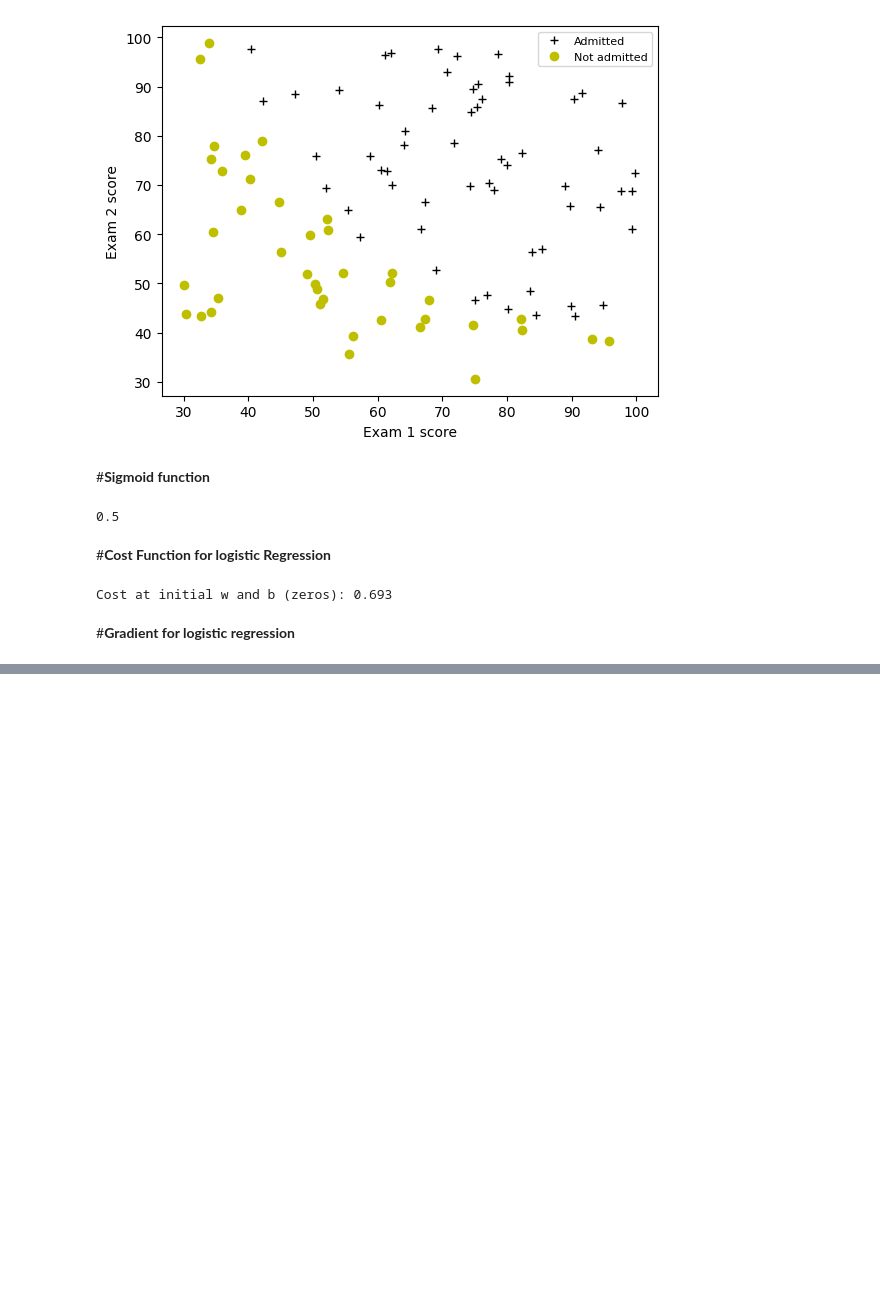
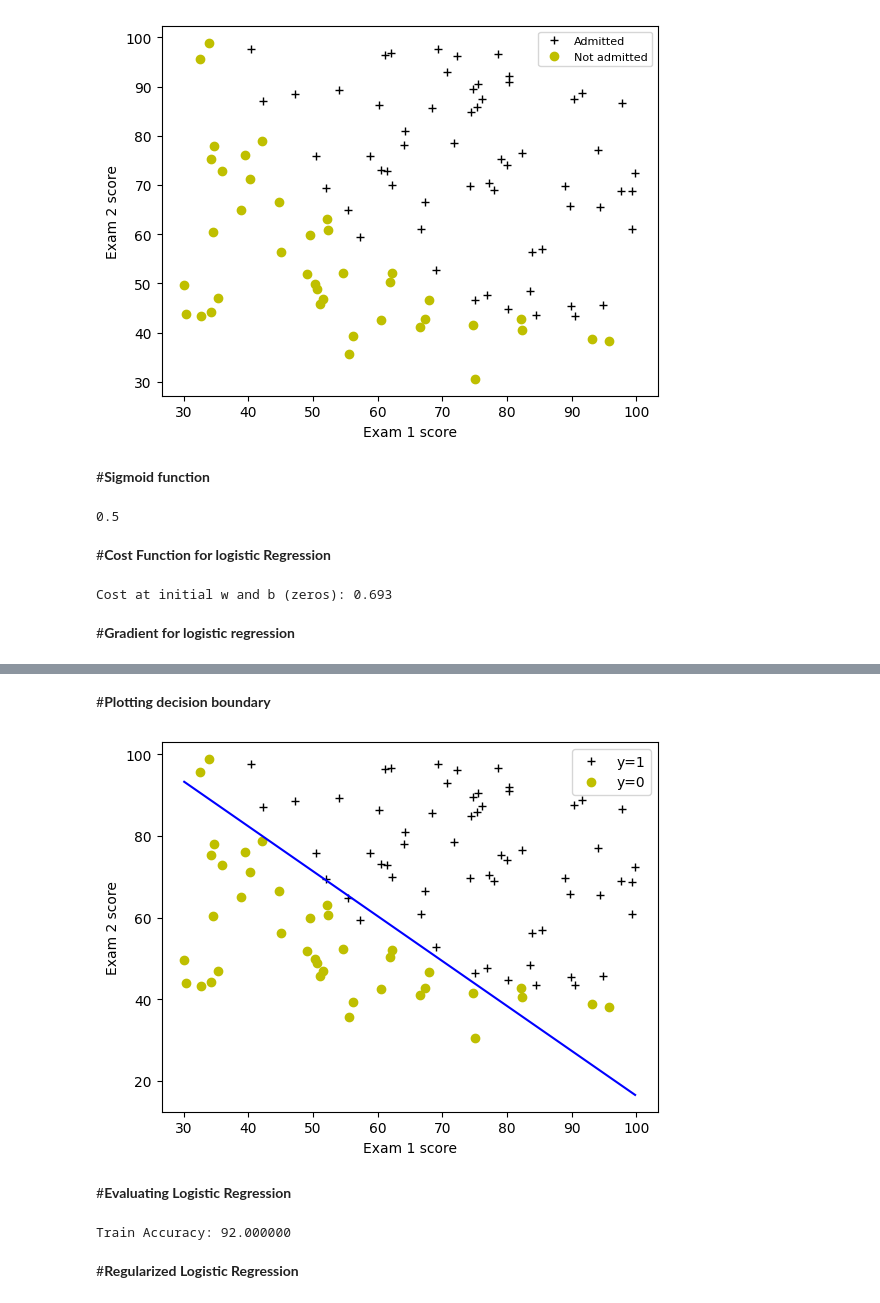
Before and after one commit to karishmasd/ML, a Jupyter notebook: Logistic_Regression.ipynb, the cells around one changed output, grey strips where cells are left out. Cells and saved outputs as stored; diff of their text form; code cells hidden in the pictures; blank space fills up the shorter version.

```diff
--- a/Logistic_Regression.ipynb
+++ b/Logistic_Regression.ipynb
@@ -90,0 +150,11 @@ def_gradient(x,y,w,b)
+# %%
+np.random.seed(143)
+initial_w = 0.01 * (np.random.rand(2) - 0.5)
+initial_b = -8
+
+# Some gradient descent settings
+iterations = 10000
+alpha = 0.001
+
+w,b, J_history,_ = gradient_descent(X_train ,y_train, initial_w, initial_b,
+                                   compute_cost, gradient, alpha, iterations, 0)
@@ -90,0 +173,39 @@ def_gradient(x,y,w,b)
+# %% [markdown]
+#**Plotting decision boundary**
+# %%
+def plot_decision_boundary(w, b, X, y):
+
+    plot_data(X[:, 0:2], y)
+
+    if X.shape[1] <= 2:
+        plot_x = np.array([min(X[:, 0]), max(X[:, 0])])
+        plot_y = (-1. / w[1]) * (w[0] * plot_x + b)
+
+        plt.plot(plot_x, plot_y, c="b")
+
+    else:
+        u = np.linspace(-1, 1.5, 50)
+        v = np.linspace(-1, 1.5, 50)
+
+        z = np.zeros((len(u), len(v)))
+
+        # Evaluate z = theta*x over the grid
+        for i in range(len(u)):
+            for j in range(len(v)):
+                z[i,j] = sig(np.dot(map_feature(u[i], v[j]), w) + b)
+
+        # important to transpose z before calling contour
+        z = z.T
+
+        # Plot z = 0.5
+        plt.contour(u,v,z, levels = [0.5], colors="g")
+# %%
+plot_decision_boundary(w, b, X_train, y_train)
+plt.ylabel('Exam 2 score')
+plt.xlabel('Exam 1 score')
+plt.legend(loc="upper right")
+plt.show()
+# %% [output]
+[figure, added]
+# %% [markdown]
+#**Evaluating Logistic Regression**
@@ -90,0 +236,7 @@ def_gradient(x,y,w,b)
+# %%
+p = predict(X_train, w,b)
+print('Train Accuracy: %f'%(np.mean(p == y_train) * 100))
+# %% [output]
+Train Accuracy: 92.000000
+# %% [markdown]
+#**Regularized Logistic Regression**
```
Also changed, not shown: parts of 7 cells of this notebook.
